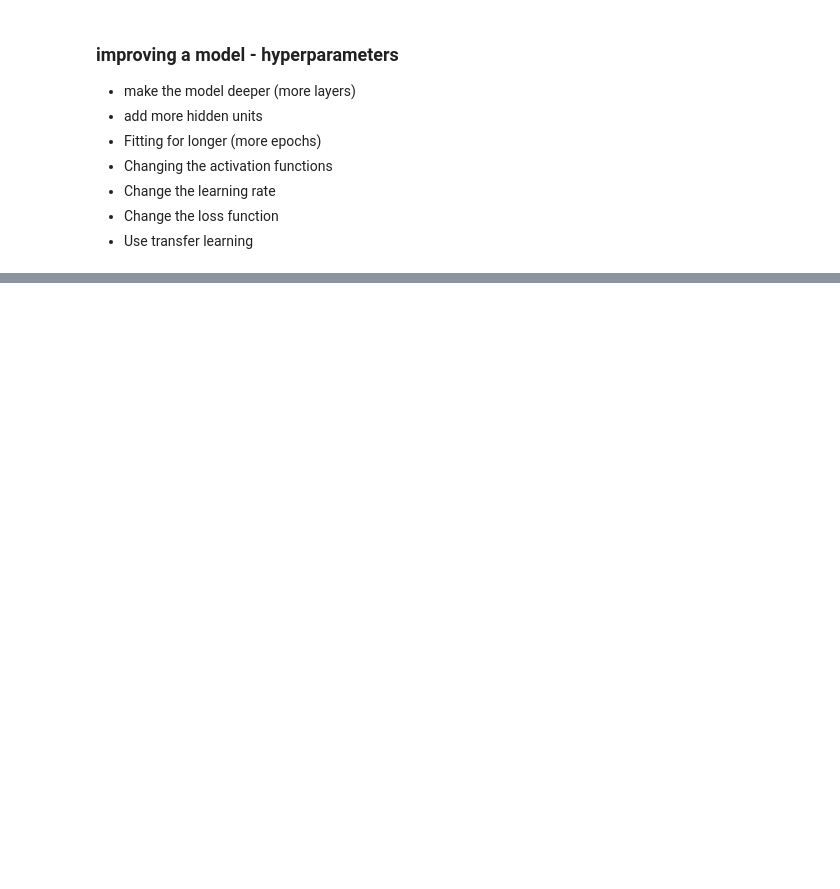
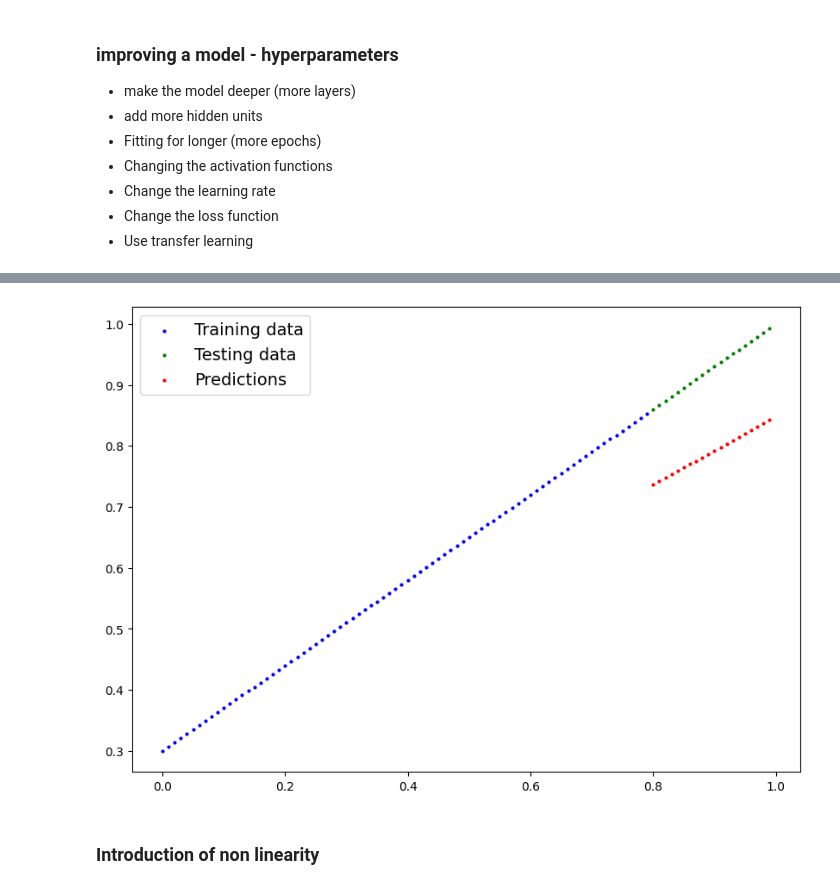
Before and after one commit to JWiseman-git/ml_sandbox, a Jupyter notebook: pytorch_recap.ipynb, the cells around one changed output, grey strips where cells are left out. Cells and saved outputs as stored; diff of their text form; code cells hidden in the pictures; blank space fills up the shorter version.

```diff
--- a/pytorch_recap.ipynb
+++ b/pytorch_recap.ipynb
@@ -925,0 +951,4 @@ plot_decision_boundary(model_0, X_test, y_test)
+# %%
+# loss_fn = nn.BCELoss() # Requires sigmoid on input
+loss_fn = nn.BCEWithLogitsLoss() # Does not require sigmoid on input
+optimizer = torch.optim.SGD(model_1.parameters(), lr=0.1)
@@ -925,0 +1060,66 @@ plot_decision_boundary(model_0, X_test, y_test)
+# %%
+# Same architecture as model_1 (but using nn.Sequential)
+model_2 = nn.Sequential(
+    nn.Linear(in_features=1, out_features=10),
+    nn.Linear(in_features=10, out_features=10),
+    nn.Linear(in_features=10, out_features=1)
+).to(device)
+
+# Loss and optimizer
+loss_fn = nn.L1Loss()
+optimizer = torch.optim.SGD(model_2.parameters(), lr=0.1)
+
+# Train the model
+torch.manual_seed(42)
+
+# Set the number of epochs
+epochs = 1000
+
+# Put data to target device
+X_train_regression, y_train_regression = X_train_regression.to(device), y_train_regression.to(device)
+X_test_regression, y_test_regression = X_test_regression.to(device), y_test_regression.to(device)
+
+for epoch in range(epochs):
+    ### Training
+    # 1. Forward pass
+    y_pred = model_2(X_train_regression)
+
+    # 2. Calculate loss (no accuracy since it's a regression problem, not classification)
+    loss = loss_fn(y_pred, y_train_regression)
+
+    # 3. Optimizer zero grad
+    optimizer.zero_grad()
+
+    # 4. Loss backwards
+    loss.backward()
+
+    # 5. Optimizer step
+    optimizer.step()
+
+    ### Testing
+    model_2.eval()
+    with torch.inference_mode():
+      # 1. Forward pass
+      test_pred = model_2(X_test_regression)
+      # 2. Calculate the loss
+      test_loss = loss_fn(test_pred, y_test_regression)
+
+    # Print out what's happening
+    if epoch % 100 == 0:
+        print(f"Epoch: {epoch} | Train loss: {loss:.5f}, Test loss: {test_loss:.5f}")
+
+# Turn on evaluation mode
+model_2.eval()
+
+# Make predictions (inference)
+with torch.inference_mode():
+    y_preds = model_2(X_test_regression)
+
+# Plot data and predictions with data on the CPU (matplotlib can't handle data on the GPU)
+# (try removing .cpu() from one of the below and see what happens)
+plot_predictions(train_data=X_train_regression.cpu(),
+                 train_labels=y_train_regression.cpu(),
+                 test_data=X_test_regression.cpu(),
+                 test_labels=y_test_regression.cpu(),
+                 predictions=y_preds.cpu());
+# %% [output]
@@ -925,0 +1136,3 @@ plot_decision_boundary(model_0, X_test, y_test)
+[figure, added]
+# %% [markdown]
+### Introduction of non linearity
```
Also changed, not shown: parts of 21 cells of this notebook.
